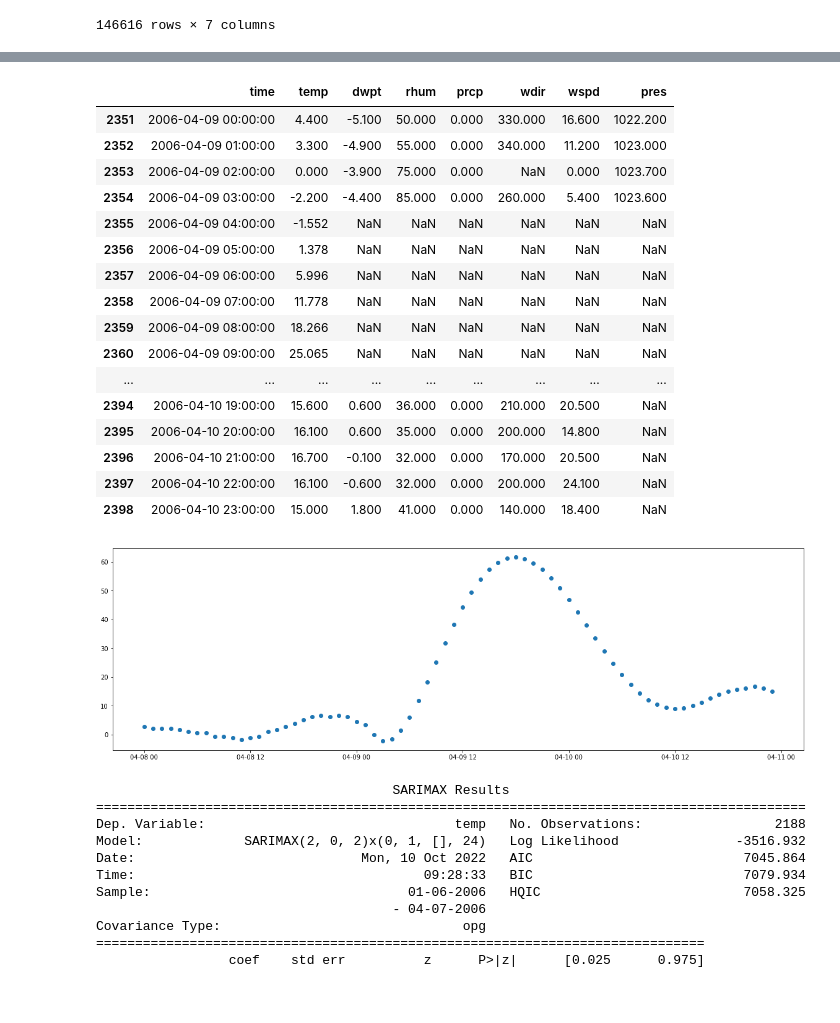
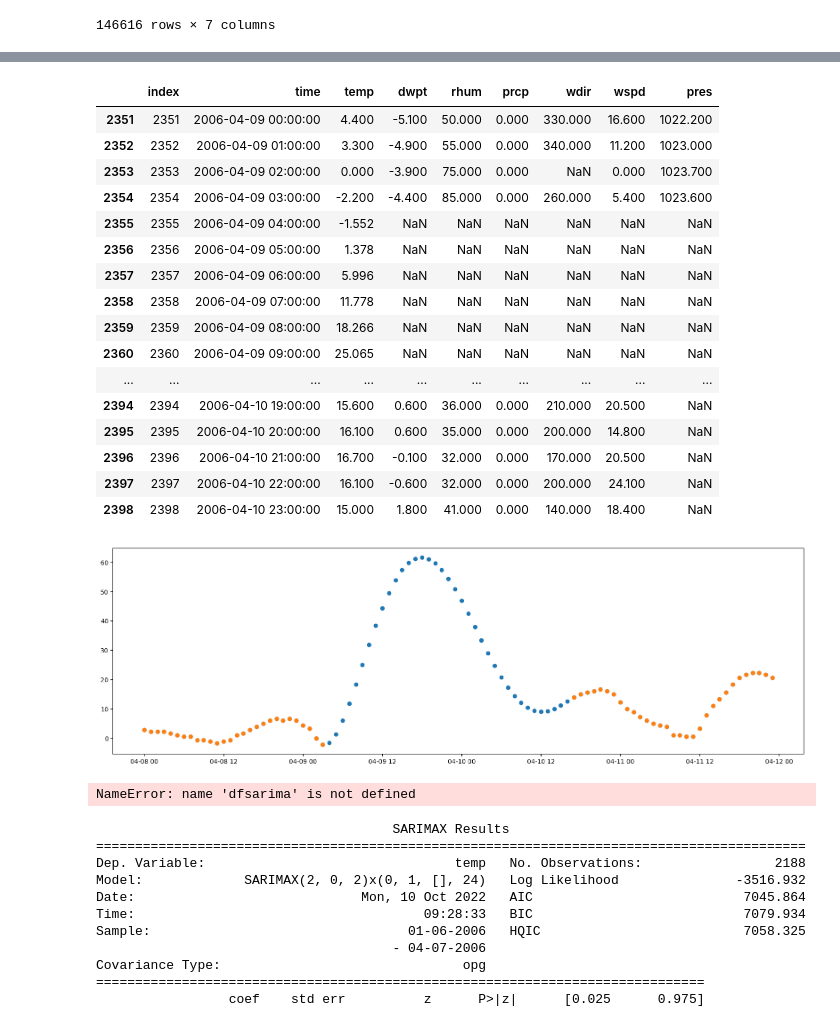
Before and after one commit to Pkeet99/Weatherman, a Jupyter notebook: data_cleaning/AA Cleaning.ipynb, the cells around one changed output, grey strips where cells are left out. Drawn from its saved outputs; the diff is of its cells as text; code cells hidden in the pictures; blank space fills up the shorter version.

```diff
--- a/data_cleaning/AA Cleaning.ipynb
+++ b/data_cleaning/AA Cleaning.ipynb
@@ -282,32 +269,36 @@ dfint[(dfint['time']>='2014-09-06') & (df['time']<='2014-09-08')].head(50)
 # %%
 dfint[(dfint['time']>='2006-04-09 00:00:00') & (dfint['time']<='2006-04-10 23:00:00')].head(60)
+df.set_index('time',inplace=True)
 # %% [output]
-|  | time | temp | dwpt | rhum | prcp | wdir | wspd | pres |
-| 2351 | 2006-04-09 00:00:00 | 4.400 | -5.100 | 50.000 | 0.000 | 330.000 | 16.600 | 1022.200 |
-| 2352 | 2006-04-09 01:00:00 | 3.300 | -4.900 | 55.000 | 0.000 | 340.000 | 11.200 | 1023.000 |
-| 2353 | 2006-04-09 02:00:00 | 0.000 | -3.900 | 75.000 | 0.000 | NaN | 0.000 | 1023.700 |
-| 2354 | 2006-04-09 03:00:00 | -2.200 | -4.400 | 85.000 | 0.000 | 260.000 | 5.400 | 1023.600 |
-| 2355 | 2006-04-09 04:00:00 | -1.552 | NaN | NaN | NaN | NaN | NaN | NaN |
-| 2356 | 2006-04-09 05:00:00 | 1.378 | NaN | NaN | NaN | NaN | NaN | NaN |
-| 2357 | 2006-04-09 06:00:00 | 5.996 | NaN | NaN | NaN | NaN | NaN | NaN |
-| 2358 | 2006-04-09 07:00:00 | 11.778 | NaN | NaN | NaN | NaN | NaN | NaN |
-| 2359 | 2006-04-09 08:00:00 | 18.266 | NaN | NaN | NaN | NaN | NaN | NaN |
-| 2360 | 2006-04-09 09:00:00 | 25.065 | NaN | NaN | NaN | NaN | NaN | NaN |
-| ... | ... | ... | ... | ... | ... | ... | ... | ... |
-| 2394 | 2006-04-10 19:00:00 | 15.600 | 0.600 | 36.000 | 0.000 | 210.000 | 20.500 | NaN |
-| 2395 | 2006-04-10 20:00:00 | 16.100 | 0.600 | 35.000 | 0.000 | 200.000 | 14.800 | NaN |
-| 2396 | 2006-04-10 21:00:00 | 16.700 | -0.100 | 32.000 | 0.000 | 170.000 | 20.500 | NaN |
-| 2397 | 2006-04-10 22:00:00 | 16.100 | -0.600 | 32.000 | 0.000 | 200.000 | 24.100 | NaN |
-| 2398 | 2006-04-10 23:00:00 | 15.000 | 1.800 | 41.000 | 0.000 | 140.000 | 18.400 | NaN |
+|  | index | time | temp | dwpt | rhum | prcp | wdir | wspd | pres |
+| 2351 | 2351 | 2006-04-09 00:00:00 | 4.400 | -5.100 | 50.000 | 0.000 | 330.000 | 16.600 | 1022.200 |
+| 2352 | 2352 | 2006-04-09 01:00:00 | 3.300 | -4.900 | 55.000 | 0.000 | 340.000 | 11.200 | 1023.000 |
+| 2353 | 2353 | 2006-04-09 02:00:00 | 0.000 | -3.900 | 75.000 | 0.000 | NaN | 0.000 | 1023.700 |
+| 2354 | 2354 | 2006-04-09 03:00:00 | -2.200 | -4.400 | 85.000 | 0.000 | 260.000 | 5.400 | 1023.600 |
+| 2355 | 2355 | 2006-04-09 04:00:00 | -1.552 | NaN | NaN | NaN | NaN | NaN | NaN |
+| 2356 | 2356 | 2006-04-09 05:00:00 | 1.378 | NaN | NaN | NaN | NaN | NaN | NaN |
+| 2357 | 2357 | 2006-04-09 06:00:00 | 5.996 | NaN | NaN | NaN | NaN | NaN | NaN |
+| 2358 | 2358 | 2006-04-09 07:00:00 | 11.778 | NaN | NaN | NaN | NaN | NaN | NaN |
+| 2359 | 2359 | 2006-04-09 08:00:00 | 18.266 | NaN | NaN | NaN | NaN | NaN | NaN |
+| 2360 | 2360 | 2006-04-09 09:00:00 | 25.065 | NaN | NaN | NaN | NaN | NaN | NaN |
+| ... | ... | ... | ... | ... | ... | ... | ... | ... | ... |
+| 2394 | 2394 | 2006-04-10 19:00:00 | 15.600 | 0.600 | 36.000 | 0.000 | 210.000 | 20.500 | NaN |
+| 2395 | 2395 | 2006-04-10 20:00:00 | 16.100 | 0.600 | 35.000 | 0.000 | 200.000 | 14.800 | NaN |
+| 2396 | 2396 | 2006-04-10 21:00:00 | 16.700 | -0.100 | 32.000 | 0.000 | 170.000 | 20.500 | NaN |
+| 2397 | 2397 | 2006-04-10 22:00:00 | 16.100 | -0.600 | 32.000 | 0.000 | 200.000 | 24.100 | NaN |
+| 2398 | 2398 | 2006-04-10 23:00:00 | 15.000 | 1.800 | 41.000 | 0.000 | 140.000 | 18.400 | NaN |
 # %%
-
-dfgraph=dfint[(dfint['time']>='2006-04-08 00:00:00') & (dfint['time']<='2006-04-10 23:00:00')]
+time_range = pd.date_range('2006-04-08 00:00:00','2006-04-11 23:00:00', freq='H') #'2022-10-15 23:00:00', freq='H') ##creating time range
+time_range=pd.DataFrame(time_range, columns=['time'])
+time_range.set_index('time',inplace=True)
+dfgraph=dfint[(dfint['time']>='2006-04-08 00:00:00') & (dfint['time']<='2006-04-11 23:00:00')]
 x= dfgraph['time']
 y= dfgraph['temp']
-
+y2=time_range.merge(df.loc['2006-04-08 00:00:00':'2006-04-11 23:00:00']['temp'],how='left',left_index=True,right_index=True).values
 figure(figsize=(20,6))
 plt.scatter(x,y)
+plt.scatter(x,y2)
 plt.show()
 # %% [output]
-[figure, old version]
+[figure, new version]
 # %%
@@ -336,6 +327,8 @@ mod = sm.tsa.statespace.SARIMAX(dfsarima['temp'],
                                 trend = 't',
                                 enforce_stationarity = False,
                                 enforce_invertibility = False)
+# %% [output]
+NameError: name 'dfsarima' is not defined
 # %%
 res = mod.fit(disp=False)
 print(res.summary())
```
Also changed, not shown: parts of 4 cells of this notebook, 6 other files.
